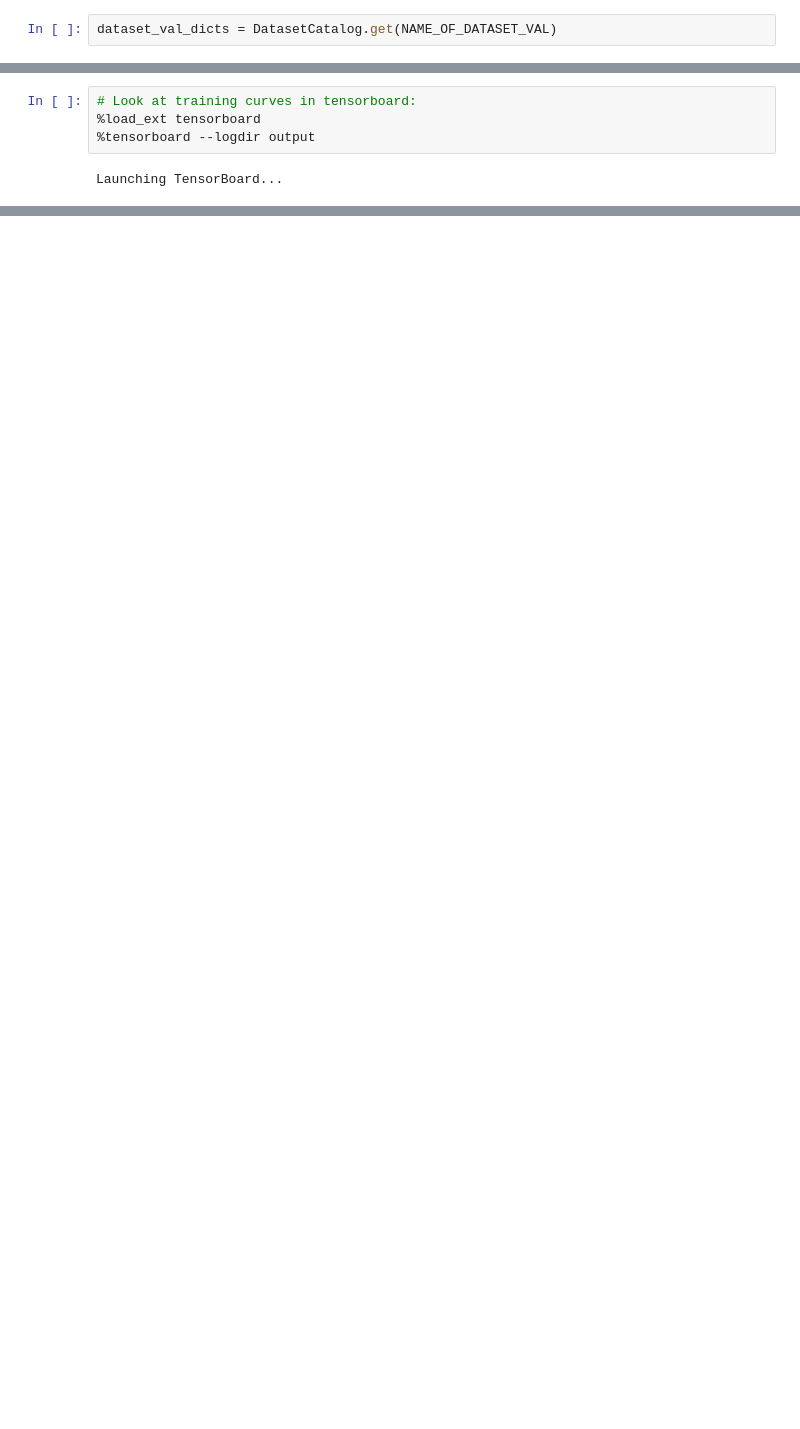
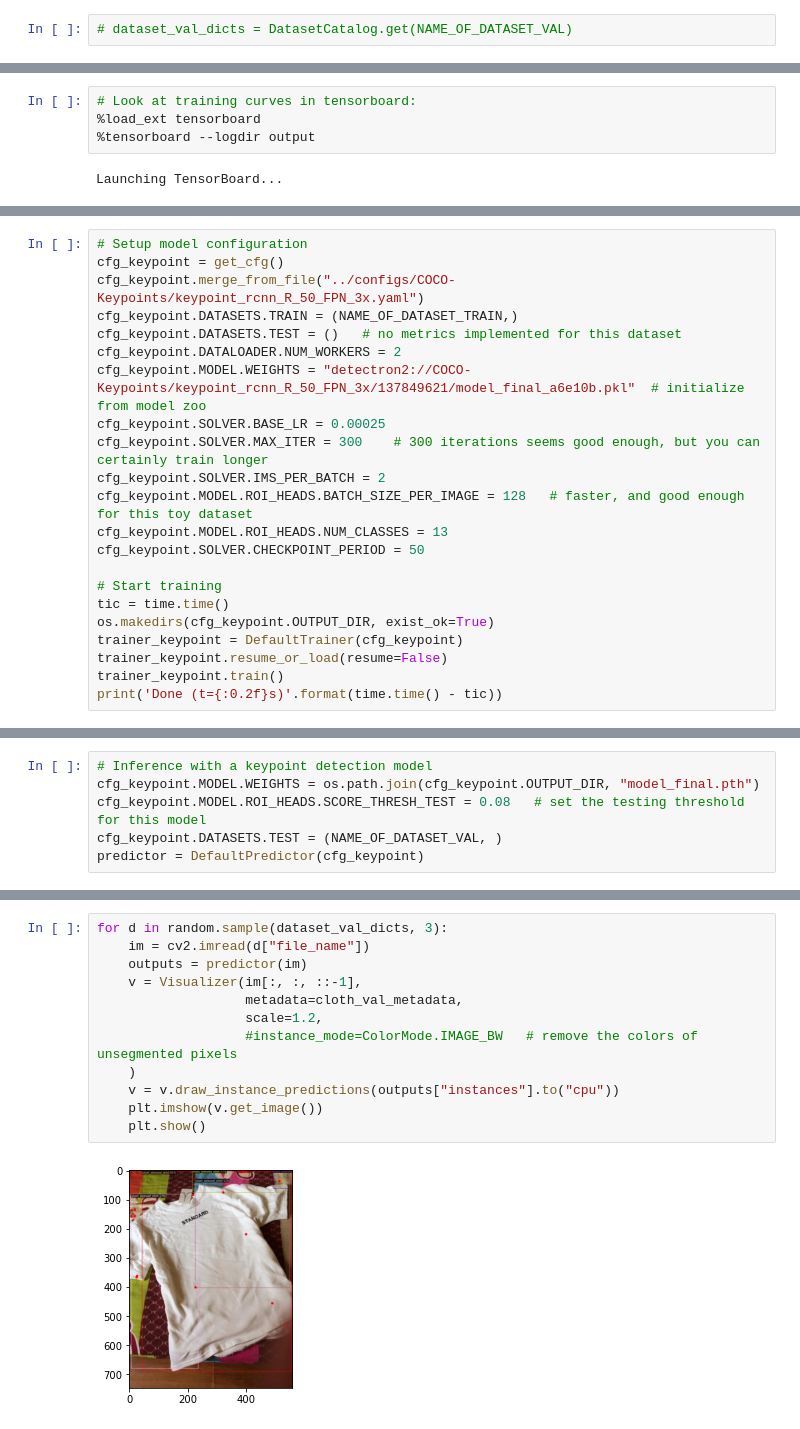
Before and after one commit to chaoso/Detectron2-deepfashion2, a Jupyter notebook: deepfashion2/inspect_data.ipynb, the cells around one changed output, grey strips where cells are left out. Cells and saved outputs as stored; diff of their text form; blank space fills up the shorter version.

```diff
--- a/deepfashion2/inspect_data.ipynb
+++ b/deepfashion2/inspect_data.ipynb
@@ -203,5 +175,5 @@ predictor = DefaultPredictor(cfg)
 # %%
-dataset_val_dicts = DatasetCatalog.get(NAME_OF_DATASET_VAL)
+# dataset_val_dicts = DatasetCatalog.get(NAME_OF_DATASET_VAL)
 # %% [output]
 [11/10 00:37:47 d2.data.datasets.coco]: Loading F:\Downloads\validation\validation\annos_coco\validation_coco.json takes 44.81 seconds.
 [11/10 00:37:47 d2.data.datasets.coco]: Loaded 32153 images in COCO format from F:\Downloads\validation\validation\annos_coco\validation_coco.json
@@ -230,0 +205,22 @@ Launching TensorBoard...
+# %%
+# Setup model configuration
+cfg_keypoint = get_cfg()
+cfg_keypoint.merge_from_file("../configs/COCO-Keypoints/keypoint_rcnn_R_50_FPN_3x.yaml")
+cfg_keypoint.DATASETS.TRAIN = (NAME_OF_DATASET_TRAIN,)
+cfg_keypoint.DATASETS.TEST = ()   # no metrics implemented for this dataset
+cfg_keypoint.DATALOADER.NUM_WORKERS = 2
+cfg_keypoint.MODEL.WEIGHTS = "detectron2://COCO-Keypoints/keypoint_rcnn_R_50_FPN_3x/137849621/model_final_a6e10b.pkl"  # initialize from model zoo
+cfg_keypoint.SOLVER.BASE_LR = 0.00025
+cfg_keypoint.SOLVER.MAX_ITER = 300    # 300 iterations seems good enough, but you can certainly train longer
+cfg_keypoint.SOLVER.IMS_PER_BATCH = 2
+cfg_keypoint.MODEL.ROI_HEADS.BATCH_SIZE_PER_IMAGE = 128   # faster, and good enough for this toy dataset
+cfg_keypoint.MODEL.ROI_HEADS.NUM_CLASSES = 13
+cfg_keypoint.SOLVER.CHECKPOINT_PERIOD = 50
+
+# Start training
+tic = time.time()
+os.makedirs(cfg_keypoint.OUTPUT_DIR, exist_ok=True)
+trainer_keypoint = DefaultTrainer(cfg_keypoint)
+trainer_keypoint.resume_or_load(resume=False)
+trainer_keypoint.train()
+print('Done (t={:0.2f}s)'.format(time.time() - tic))
@@ -230,0 +252,6 @@ Launching TensorBoard...
+# %%
+# Inference with a keypoint detection model
+cfg_keypoint.MODEL.WEIGHTS = os.path.join(cfg_keypoint.OUTPUT_DIR, "model_final.pth")
+cfg_keypoint.MODEL.ROI_HEADS.SCORE_THRESH_TEST = 0.08   # set the testing threshold for this model
+cfg_keypoint.DATASETS.TEST = (NAME_OF_DATASET_VAL, )
+predictor = DefaultPredictor(cfg_keypoint)
@@ -230,0 +260,14 @@ Launching TensorBoard...
+# %%
+for d in random.sample(dataset_val_dicts, 3):
+    im = cv2.imread(d["file_name"])
+    outputs = predictor(im)
+    v = Visualizer(im[:, :, ::-1],
+                   metadata=cloth_val_metadata,
+                   scale=1.2,
+                   #instance_mode=ColorMode.IMAGE_BW   # remove the colors of unsegmented pixels
+    )
+    v = v.draw_instance_predictions(outputs["instances"].to("cpu"))
+    plt.imshow(v.get_image())
+    plt.show()
+# %% [output]
+[figure, added]
```
Also changed, not shown: parts of 23 cells of this notebook, 2 other files.
